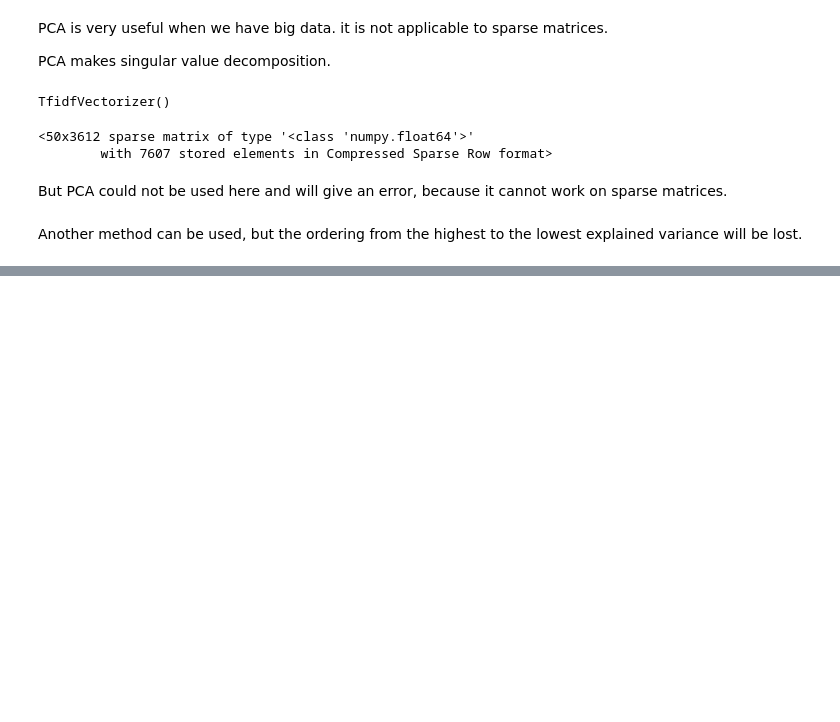
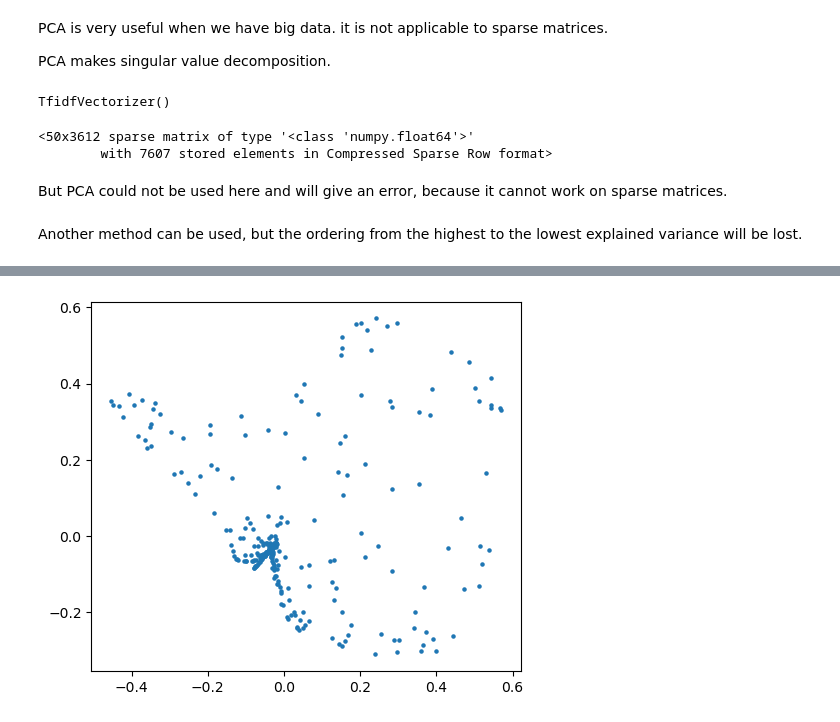
Before and after one commit to di-ton/Machine-Learning, a Jupyter notebook: Dimensionality-Reduction/dimensionality_reduction.ipynb, the cells around one changed output, grey strips where cells are left out. Drawn from its saved outputs; the diff is of its cells as text; code cells hidden in the pictures; blank space fills up the shorter version.

```diff
--- a/Dimensionality-Reduction/dimensionality_reduction.ipynb
+++ b/Dimensionality-Reduction/dimensionality_reduction.ipynb
@@ -402,0 +441,2 @@ Another method can be used, but the ordering from the highest to the lowest expl
+# %%
+kernel_pca = KernelPCA(kernel = 'rbf', gamma = 5)
@@ -402,0 +447,8 @@ Another method can be used, but the ordering from the highest to the lowest expl
+# %%
+kernel_pcs = kernel_pca.transform(data)
+# %%
+plt.scatter(kernel_pcs[:, 0], kernel_pcs[:, 1], s = 5)
+plt.gca().set_aspect('equal')
+plt.show()
+# %% [output]
+[figure, added]
```
Also changed, not shown: parts of 54 cells of this notebook.
